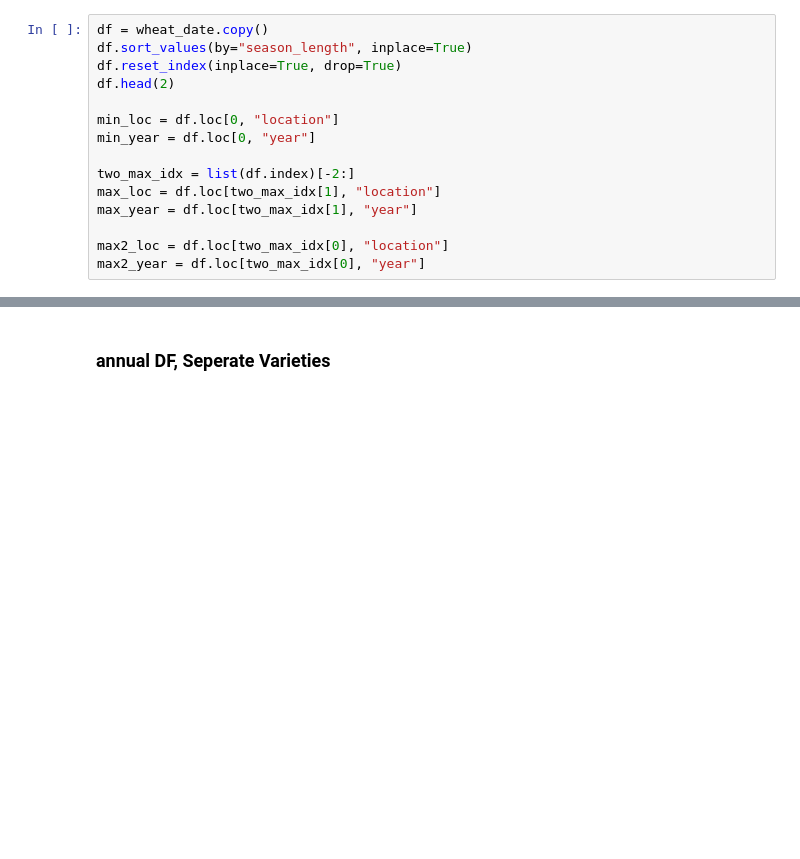
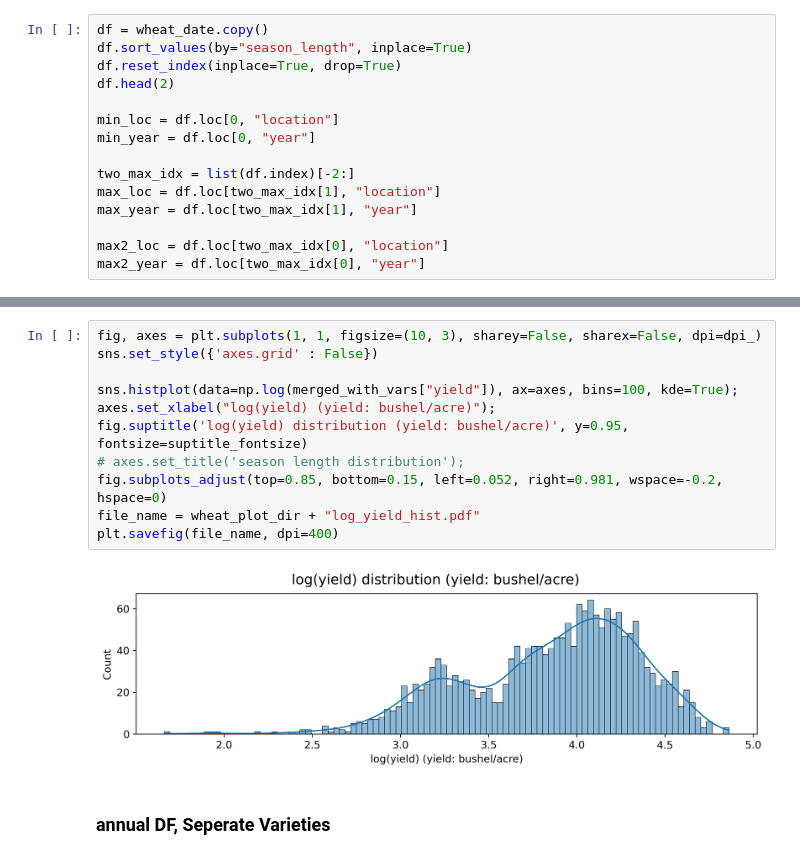
Before and after one commit to HNoorazar/Ag_Others, a Jupyter notebook: Ehsan/Wheat/00_read_excel_dump.ipynb, the cells around one changed output, grey strips where cells are left out. Drawn from its saved outputs; the diff is of its cells as text; blank space fills up the shorter version.

```diff
--- a/Ehsan/Wheat/00_read_excel_dump.ipynb
+++ b/Ehsan/Wheat/00_read_excel_dump.ipynb
@@ -255,3 +271,16 @@ plt.savefig(file_name, dpi=400)
+# %%
+fig, axes = plt.subplots(1, 1, figsize=(10, 3), sharey=False, sharex=False, dpi=dpi_)
+sns.set_style({'axes.grid' : False})
+
+sns.histplot(data=np.log(merged_with_vars["yield"]), ax=axes, bins=100, kde=True);
+axes.set_xlabel("log(yield) (yield: bushel/acre)");
+fig.suptitle('log(yield) distribution (yield: bushel/acre)', y=0.95, fontsize=suptitle_fontsize)
+# axes.set_title('season length distribution');
+fig.subplots_adjust(top=0.85, bottom=0.15, left=0.052, right=0.981, wspace=-0.2, hspace=0)
+file_name = wheat_plot_dir + "log_yield_hist.pdf"
+plt.savefig(file_name, dpi=400)
+# %% [output]
+[figure, added]
 # %% [markdown]
 ### annual DF, Seperate Varieties
 # %%
```
Also changed, not shown: parts of 5 cells of this notebook, 5 other files.
